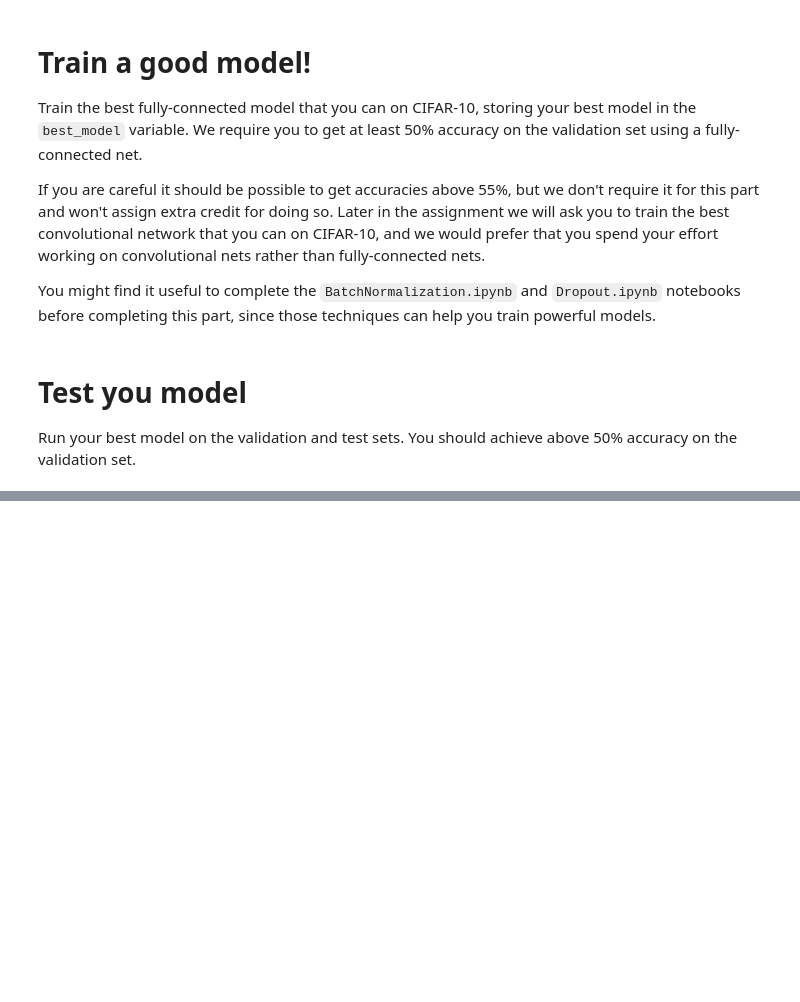
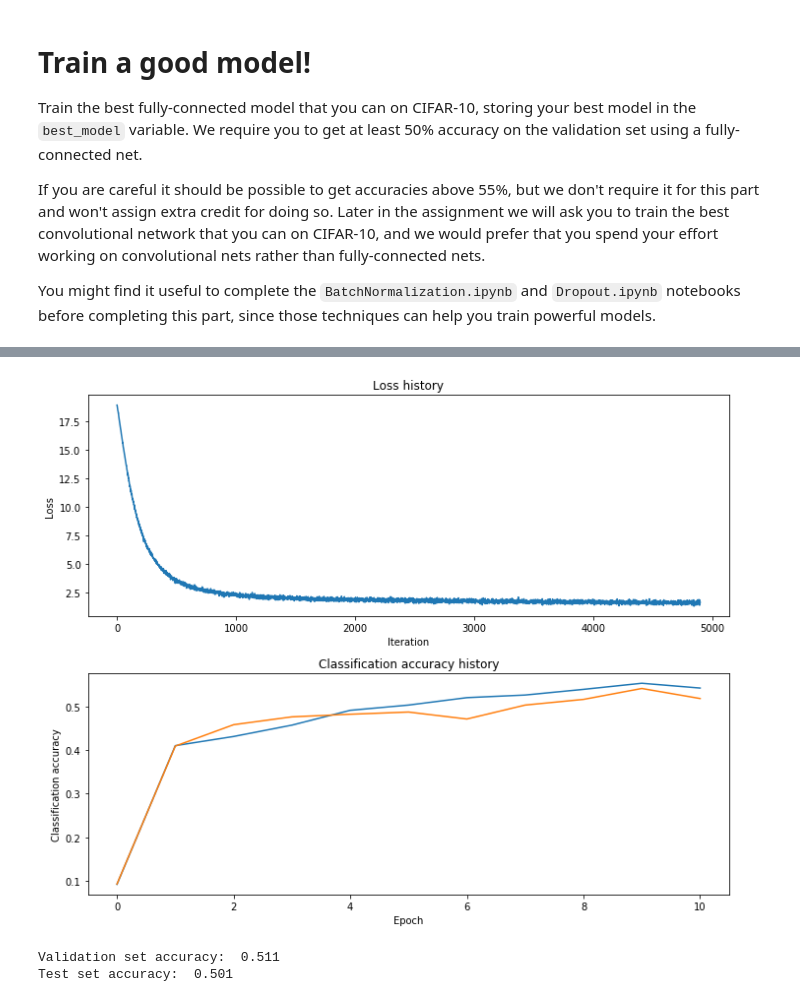
Before and after one commit to smeenehan/CS231n, a Jupyter notebook: assignment2/FullyConnectedNets.ipynb, the cells around one changed output, grey strips where cells are left out. Cells and saved outputs as stored; diff of their text form; code cells hidden in the pictures; blank space fills up the shorter version.

Commit message:
Dropout and fully connected sections completed

```diff
--- a/assignment2/FullyConnectedNets.ipynb
+++ b/assignment2/FullyConnectedNets.ipynb
@@ -784,3 +774,72 @@ pass
-# %% [markdown]
-# Test you model
-Run your best model on the validation and test sets. You should achieve above 50% accuracy on the validation set.
+# %%
+results = {}
+best_model = None # store the best model into this
+best_acc = -1
+best_stats = {}
+learning_rates = [3e-4] #10**np.random.uniform(-3, 0, size=3)
+regs = [1e-2] #10**np.random.uniform(-2, 0, size=3)
+dropouts = [0.75] #[0.25, 0.5]
+layers = [600, 500, 400, 300, 200, 100]
+weight_scale = 2.0/np.sqrt(3*32*32)
+num_params = len(learning_rates)*len(regs)*len(dropouts)
+param_cnt = 0
+
+print('Learning rates: ', learning_rates)
+print('Regularization strengths: ', regs)
+print('Dropouts: ', dropouts)
+print('Hidden layer sizes: ', layers)
+
+for params in product(learning_rates, regs, dropouts):
+    print('Hyperparameter set %d of %d' % (param_cnt+1, num_params))
+    rate = params[0]
+    reg = params[1]
+    dropout = params[2]
+    model = FullyConnectedNet(layers, reg=reg, weight_scale=weight_scale,
+                             use_batchnorm=True, dropout=dropout)
+
+    solver = Solver(model, data,
+                    num_epochs=10, batch_size=100,
+                    print_every=500,
+                    update_rule='adam',
+                    optim_config={
+                      'learning_rate': rate
+                    },
+                    lr_decay=0.9,
+                    verbose=True)
+    solver.train()
+    param_cnt += 1
+
+    # Predict on the validation set
+    val_acc = solver.best_val_acc
+    results[(rate, reg, dropout)] = val_acc
+    if val_acc > best_acc:
+        best_acc = val_acc
+        best_model = solver.model
+        best_stats['loss_history'] = solver.loss_history
+        best_stats['train_acc_history'] = solver.train_acc_history
+        best_stats['val_acc_history'] = solver.val_acc_history
+
+# Print out results.
+for lr, reg, dropout in sorted(results):
+    val_accuracy = results[(lr, reg, dropout)]
+    print('lr %e reg %e dropout %e val accuracy: %f' % (
+                lr, reg, dropout, val_accuracy))
+
+print('best validation accuracy achieved: %f',best_acc)
+
+# Plot the loss function and train / validation accuracies
+plt.subplot(2, 1, 1)
+plt.plot(best_stats['loss_history'])
+plt.title('Loss history')
+plt.xlabel('Iteration')
+plt.ylabel('Loss')
+
+plt.subplot(2, 1, 2)
+plt.plot(best_stats['train_acc_history'], label='train')
+plt.plot(best_stats['val_acc_history'], label='val')
+plt.title('Classification accuracy history')
+plt.xlabel('Epoch')
+plt.ylabel('Classification accuracy')
+plt.tight_layout()
+plt.show()
+# %% [output]
@@ -787,5 +863,9 @@ Run your best model on the validation and test sets. You should achieve above 50
+[figure, added]
 # %%
 y_test_pred = np.argmax(best_model.loss(data['X_test']), axis=1)
 y_val_pred = np.argmax(best_model.loss(data['X_val']), axis=1)
 print('Validation set accuracy: ', (y_val_pred == data['y_val']).mean())
 print('Test set accuracy: ', (y_test_pred == data['y_test']).mean())
+# %% [output]
+Validation set accuracy:  0.511
+Test set accuracy:  0.501
```
Also changed, not shown: parts of 4 cells of this notebook, 2 other files.
